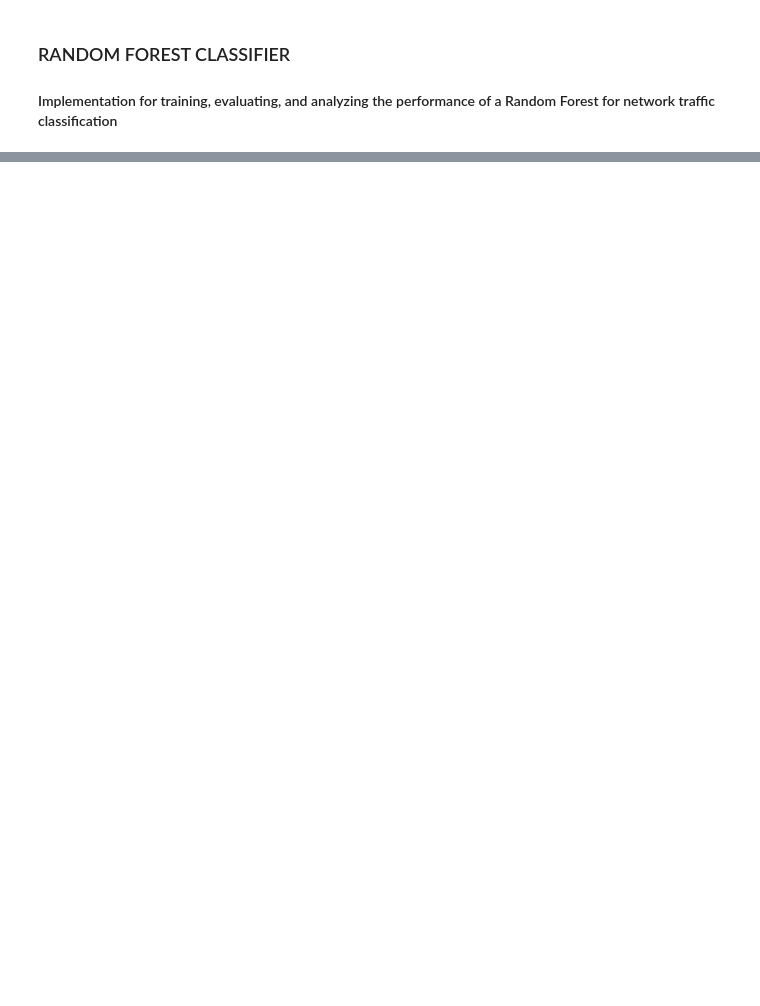
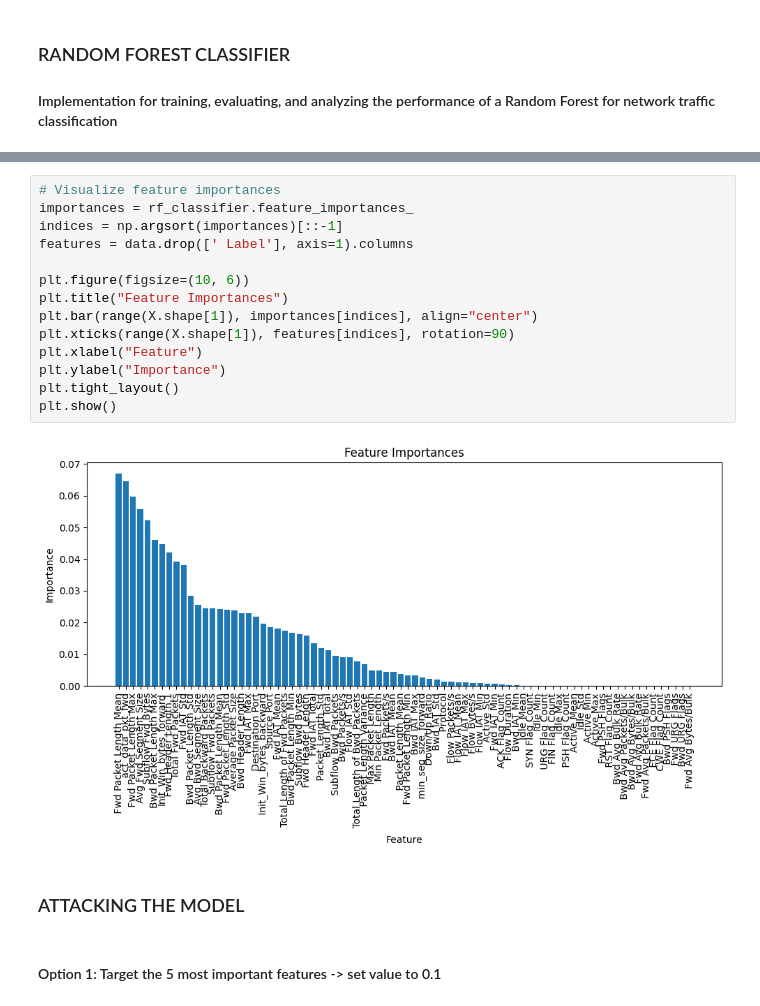
Before and after one commit to Picard4/SOEN-321-Project, a Jupyter notebook: TrainingModel_v3.ipynb, the cells around one changed output, grey strips where cells are left out. Cells and saved outputs as stored; diff of their text form; blank space fills up the shorter version.

```diff
--- a/TrainingModel_v3.ipynb
+++ b/TrainingModel_v3.ipynb
@@ -160,0 +135,20 @@ weighted avg       1.00      1.00      1.00     81268
+# %%
+# Visualize feature importances
+importances = rf_classifier.feature_importances_
+indices = np.argsort(importances)[::-1]
+features = data.drop([' Label'], axis=1).columns
+
+plt.figure(figsize=(10, 6))
+plt.title("Feature Importances")
+plt.bar(range(X.shape[1]), importances[indices], align="center")
+plt.xticks(range(X.shape[1]), features[indices], rotation=90)
+plt.xlabel("Feature")
+plt.ylabel("Importance")
+plt.tight_layout()
+plt.show()
+# %% [output]
+[figure, added]
+# %% [markdown]
+### ATTACKING THE MODEL
+# %% [markdown]
+#### Option 1: Target the 5 most important features -> set value to 0.1
```
Also changed, not shown: parts of 12 cells of this notebook.
